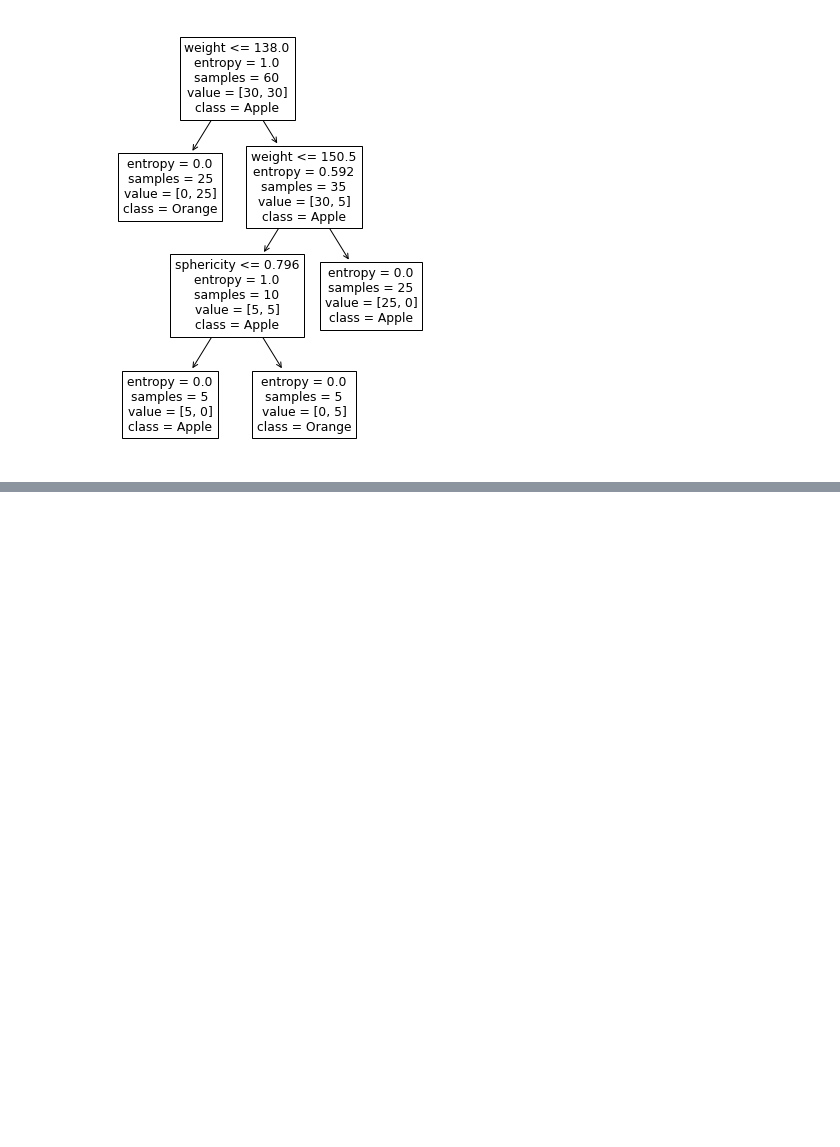
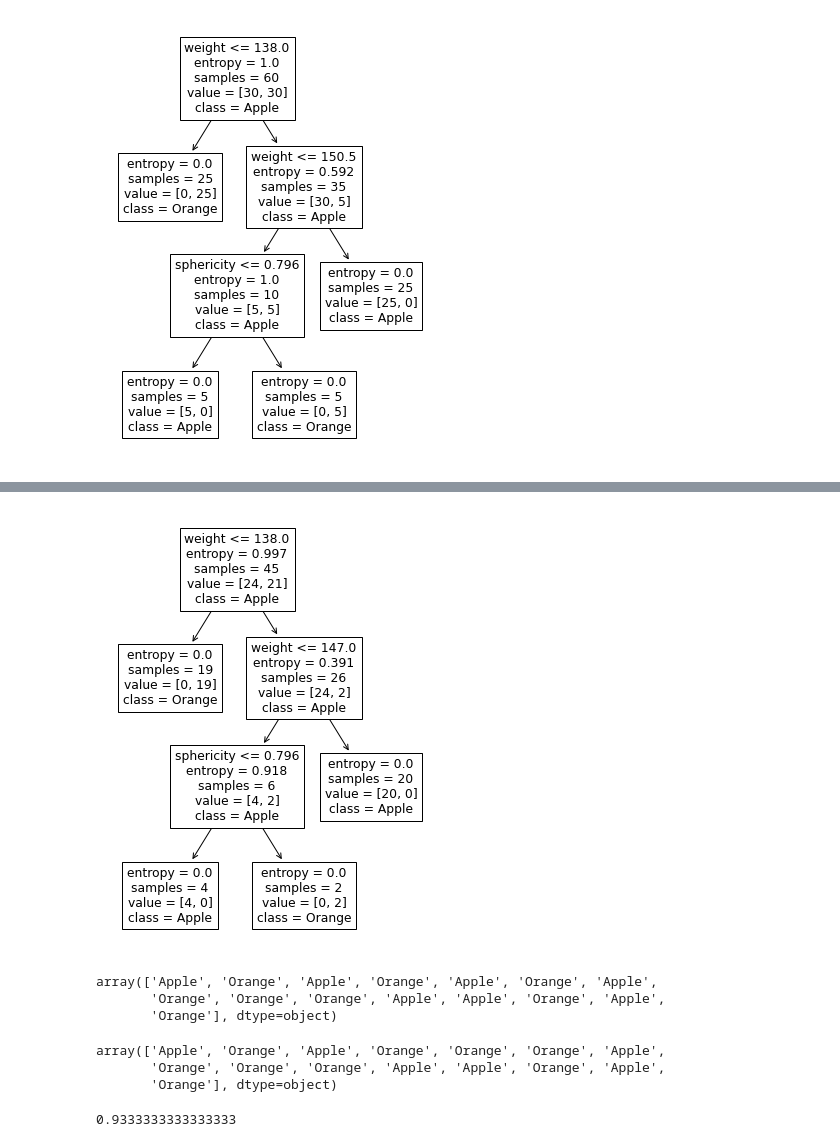
Before and after one commit to Roma123456789/machine_learning_pratice, a Jupyter notebook: ML Task1 implement classification with decision Tree.ipynb, the cells around one changed output, grey strips where cells are left out. Saved outputs shown, nothing was run; the diff lists cells and outputs as text; code cells hidden in the pictures; blank space fills up the shorter version.

```diff
--- a/ML Task1 implement classification with decision Tree.ipynb
+++ b/ML Task1 implement classification with decision Tree.ipynb
@@ -101,0 +155,26 @@ plt.show()
+# %%
+plt.figure(figsize=[6,8])
+plot_tree(model,feature_names=['sphericity','weight'],class_names=['Apple','Orange'])
+plt.show()
+# %% [output]
+[figure, added]
+# %%
+# Predict the X_test
+y_predict = model.predict(X_test)
+y_predict
+# %% [output]
+array(['Apple', 'Orange', 'Apple', 'Orange', 'Apple', 'Orange', 'Apple',
+       'Orange', 'Orange', 'Orange', 'Apple', 'Apple', 'Orange', 'Apple',
+       'Orange'], dtype=object)
+# %%
+#compare real result y_test to the predict(y_predict)
+y_test.values
+# %% [output]
+array(['Apple', 'Orange', 'Apple', 'Orange', 'Orange', 'Orange', 'Apple',
+       'Orange', 'Orange', 'Orange', 'Apple', 'Apple', 'Orange', 'Apple',
+       'Orange'], dtype=object)
+# %%
+# out of 15 test fruits the machine predict 14 correct and missed apple to orange here the score below
+14/15
+# %% [output]
+0.9333333333333333
```
Also changed, not shown: parts of 13 cells of this notebook.
